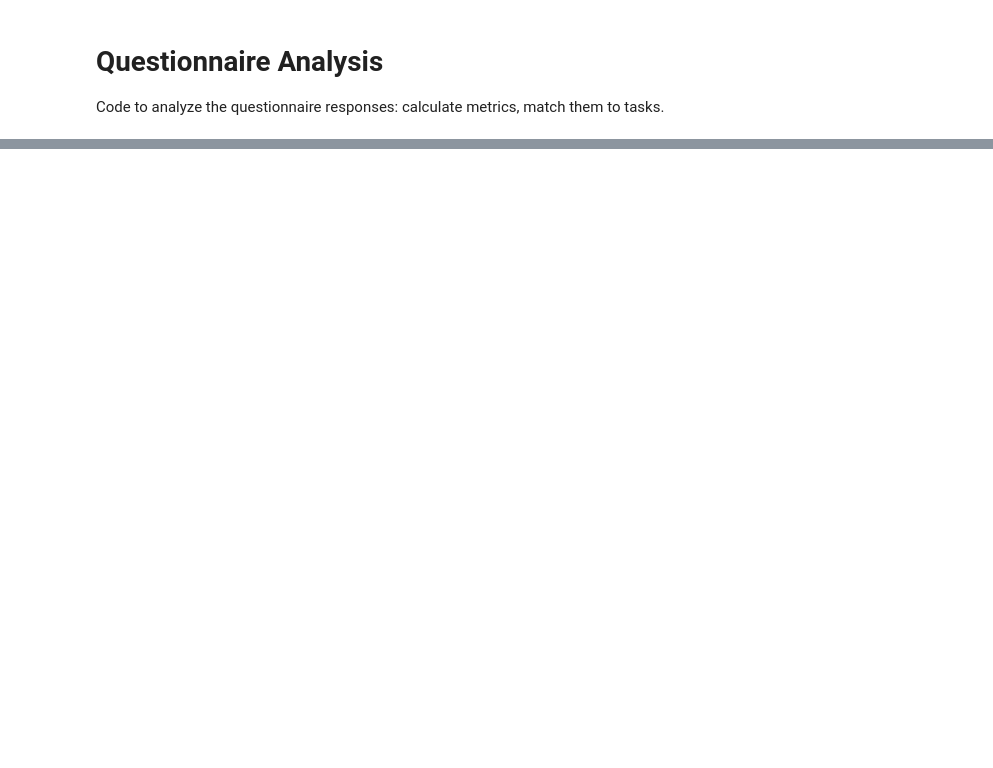
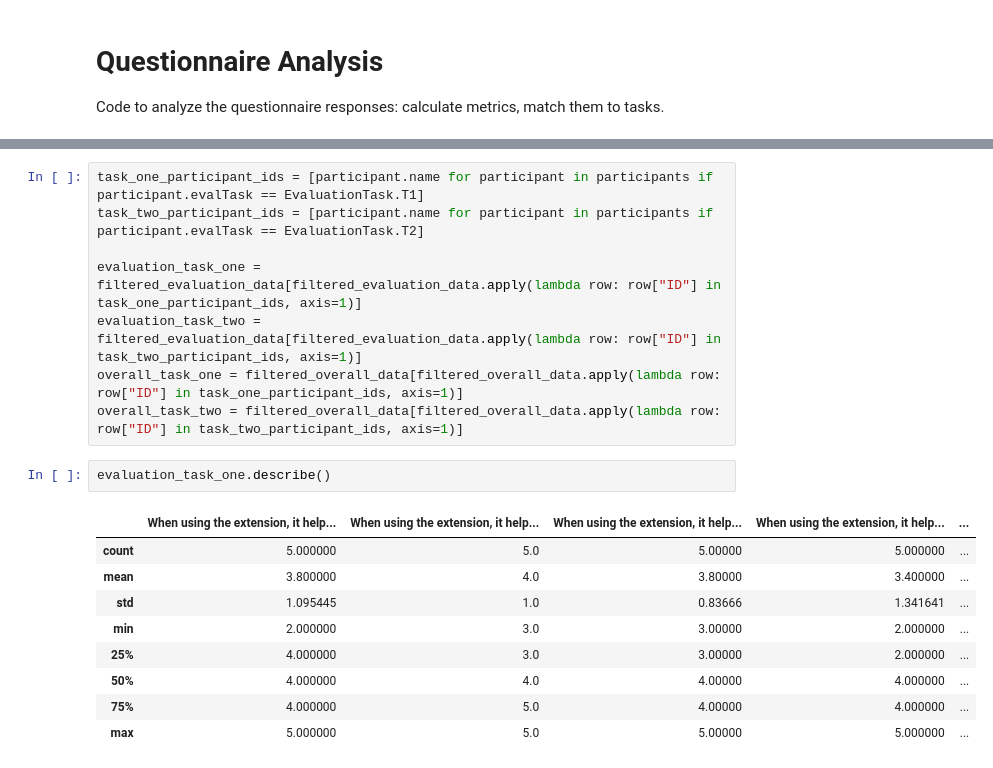
Before and after one commit to RaffaelCH/GrandFileNavigator, a Jupyter notebook: analysis/questionnaire_analysis.ipynb, the cells around one changed output, grey strips where cells are left out. Saved outputs shown, nothing was run; the diff lists cells and outputs as text; blank space fills up the shorter version.

```diff
--- a/analysis/questionnaire_analysis.ipynb
+++ b/analysis/questionnaire_analysis.ipynb
@@ -53,0 +65,20 @@ overall_data = preprocess(overall_data)
+# %%
+task_one_participant_ids = [participant.name for participant in participants if participant.evalTask == EvaluationTask.T1]
+task_two_participant_ids = [participant.name for participant in participants if participant.evalTask == EvaluationTask.T2]
+
+evaluation_task_one = filtered_evaluation_data[filtered_evaluation_data.apply(lambda row: row["ID"] in task_one_participant_ids, axis=1)]
+evaluation_task_two = filtered_evaluation_data[filtered_evaluation_data.apply(lambda row: row["ID"] in task_two_participant_ids, axis=1)]
+overall_task_one = filtered_overall_data[filtered_overall_data.apply(lambda row: row["ID"] in task_one_participant_ids, axis=1)]
+overall_task_two = filtered_overall_data[filtered_overall_data.apply(lambda row: row["ID"] in task_two_participant_ids, axis=1)]
+# %%
+evaluation_task_one.describe()
+# %% [output]
+|  | When using the extension, it help... | When using the extension, it help... | When using the extension, it help... | When using the extension, it help... | ... |
+| count | 5.000000 | 5.0 | 5.00000 | 5.000000 | ... |
+| mean | 3.800000 | 4.0 | 3.80000 | 3.400000 | ... |
+| std | 1.095445 | 1.0 | 0.83666 | 1.341641 | ... |
+| min | 2.000000 | 3.0 | 3.00000 | 2.000000 | ... |
+| 25% | 4.000000 | 3.0 | 3.00000 | 2.000000 | ... |
+| 50% | 4.000000 | 4.0 | 4.00000 | 4.000000 | ... |
+| 75% | 4.000000 | 5.0 | 4.00000 | 4.000000 | ... |
+| max | 5.000000 | 5.0 | 5.00000 | 5.000000 | ... |
```
Also changed, not shown: parts of 7 cells of this notebook, 1 other file.
